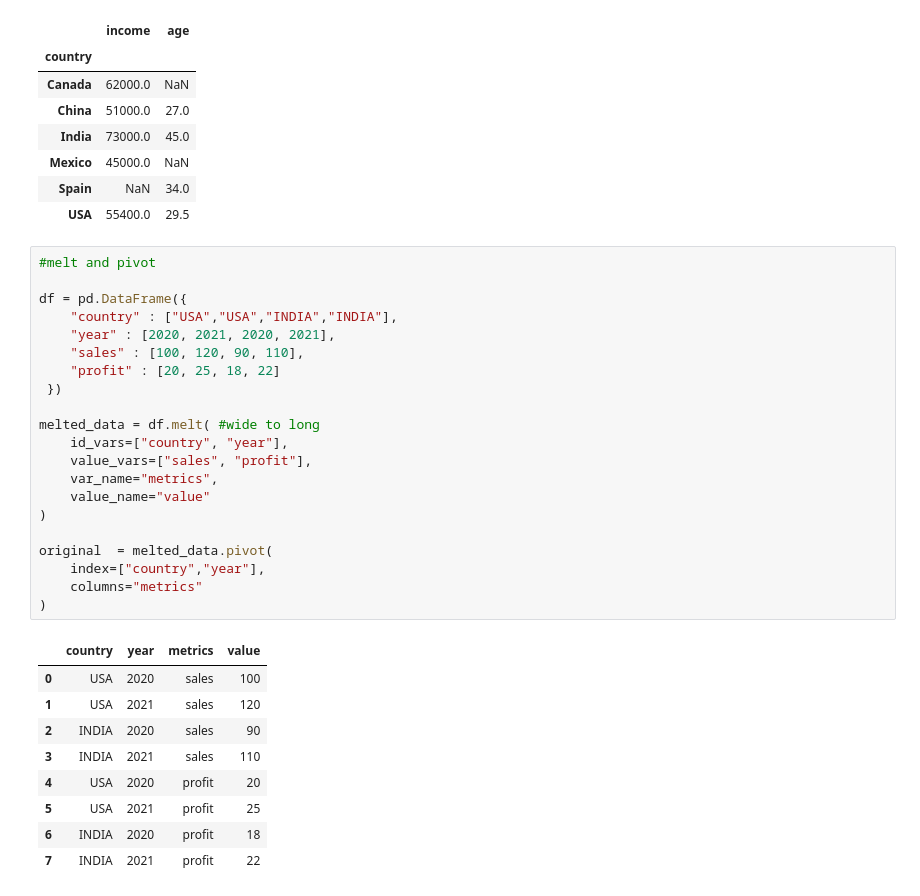
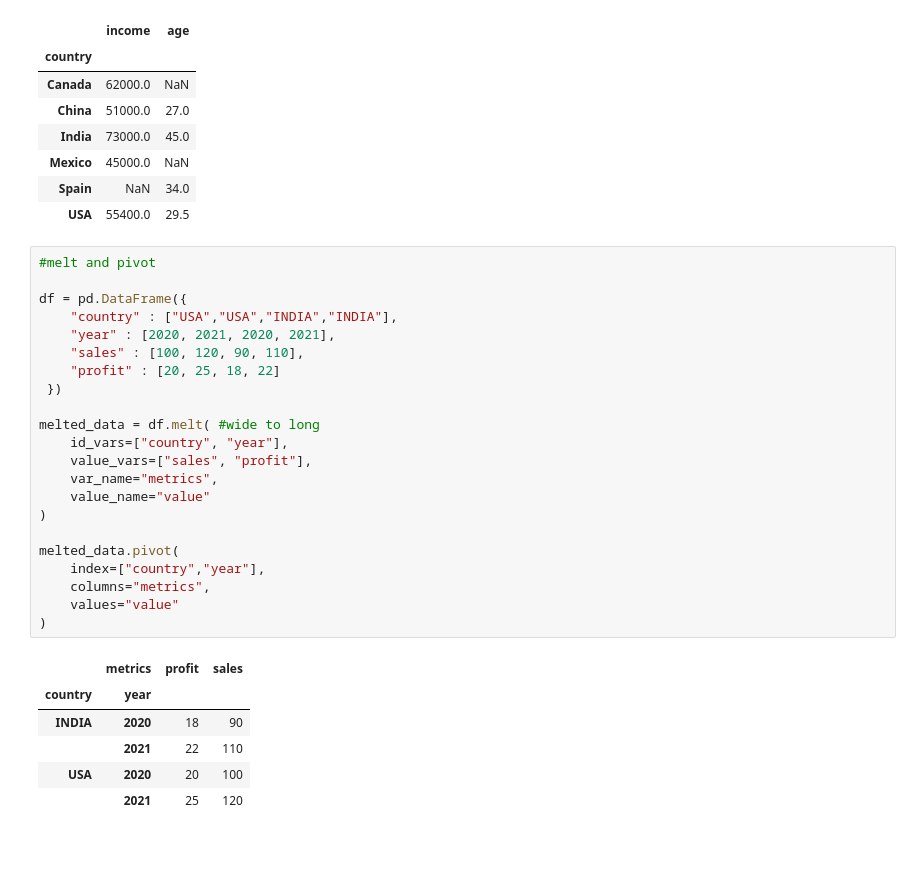
Before and after one commit to Sravankumarboini/AIML, a Jupyter notebook: Pandas/cleaningData.ipynb, the cells around one changed output. Saved outputs shown, nothing was run; the diff lists cells and outputs as text; blank space fills up the shorter version.

```diff
--- a/Pandas/cleaningData.ipynb
+++ b/Pandas/cleaningData.ipynb
@@ -196,31 +196,29 @@ df.groupby("country").agg({
 # %%
 #melt and pivot
 
 df = pd.DataFrame({
     "country" : ["USA","USA","INDIA","INDIA"],
     "year" : [2020, 2021, 2020, 2021],
     "sales" : [100, 120, 90, 110],
     "profit" : [20, 25, 18, 22]
  })
 
 melted_data = df.melt( #wide to long
     id_vars=["country", "year"],
     value_vars=["sales", "profit"],
     var_name="metrics",
     value_name="value"
 )
 
-original  = melted_data.pivot(
+melted_data.pivot(
     index=["country","year"],
-    columns="metrics"
+    columns="metrics",
+    values="value"
 )
 # %% [output]
-|  | country | year | metrics | value |
-| 0 | USA | 2020 | sales | 100 |
-| 1 | USA | 2021 | sales | 120 |
-| 2 | INDIA | 2020 | sales | 90 |
-| 3 | INDIA | 2021 | sales | 110 |
-| 4 | USA | 2020 | profit | 20 |
-| 5 | USA | 2021 | profit | 25 |
-| 6 | INDIA | 2020 | profit | 18 |
-| 7 | INDIA | 2021 | profit | 22 |
+|  | metrics | profit | sales |
+| country | year |  |  |
+| INDIA | 2020 | 18 | 90 |
+|  | 2021 | 22 | 110 |
+| USA | 2020 | 20 | 100 |
+|  | 2021 | 25 | 120 |
```
Also changed, not shown: parts of 2 cells of this notebook.
